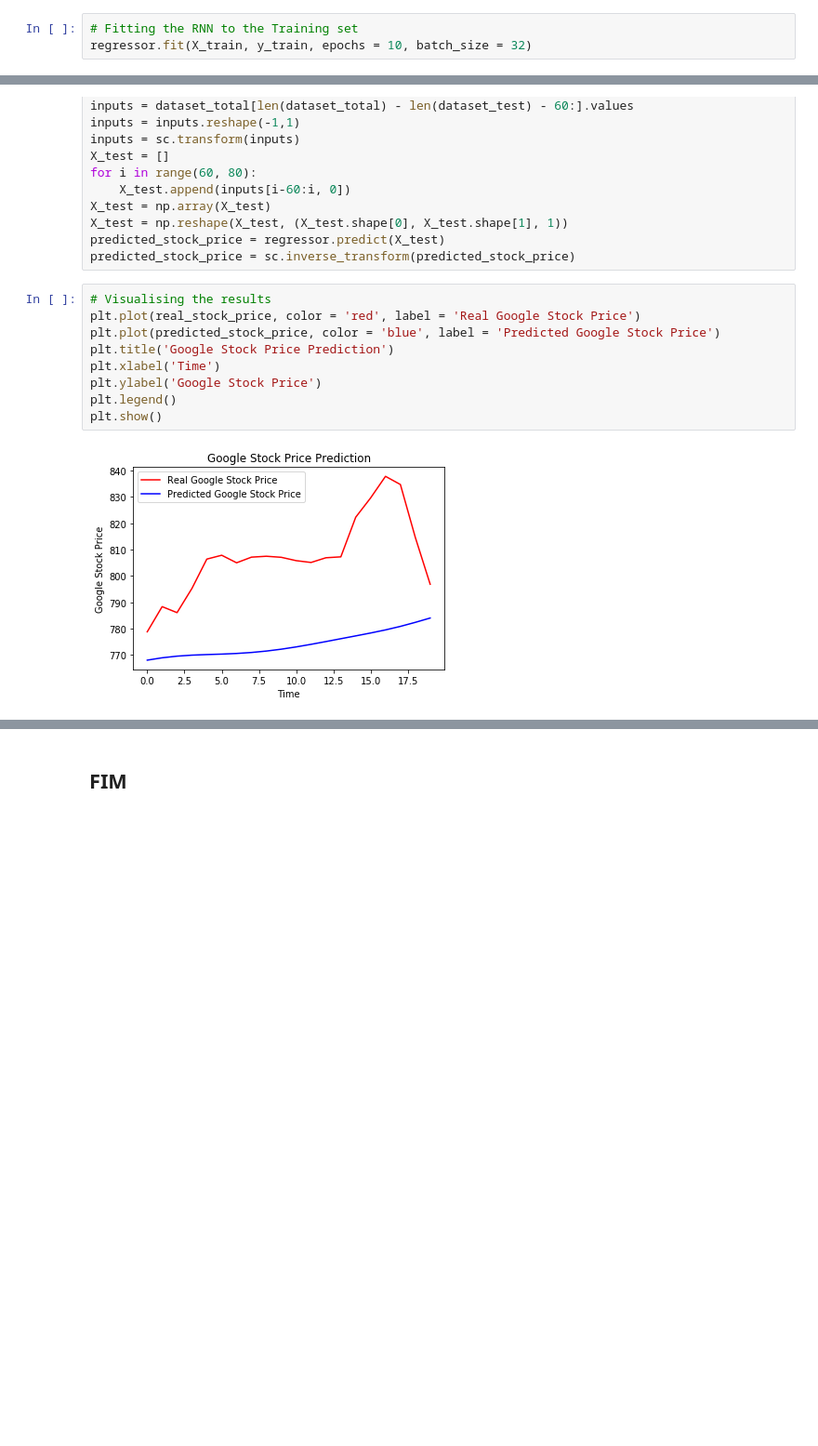
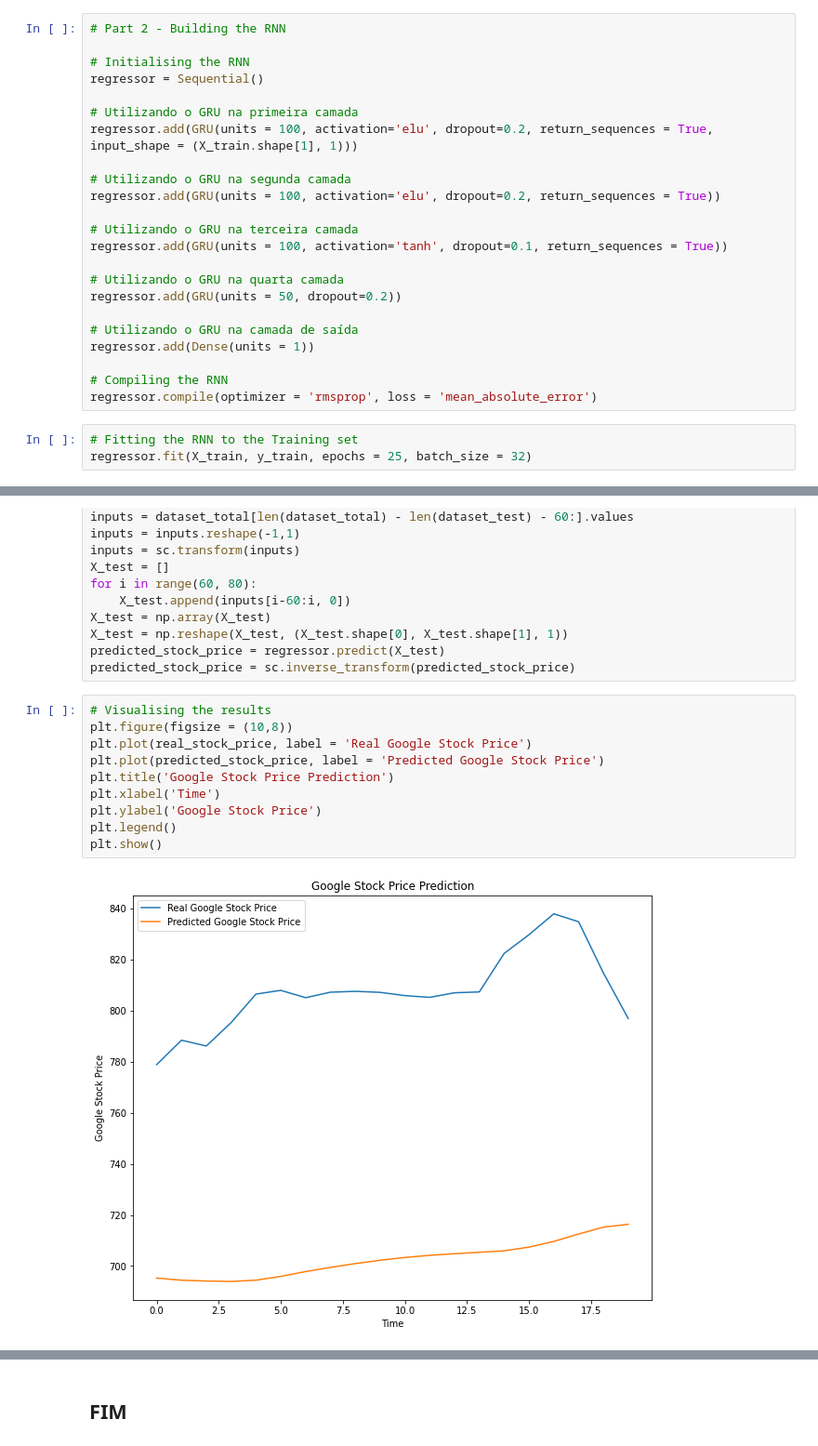
Before and after one commit to deeplearningunb/building-rnn, a Jupyter notebook: RecurrentNeuralNetworks.ipynb, the cells around one changed output, grey strips where cells are left out. Shown at 93% size. Saved outputs shown, nothing was run; the diff lists cells and outputs as text; blank space fills up the shorter version.

```diff
--- a/RecurrentNeuralNetworks.ipynb
+++ b/RecurrentNeuralNetworks.ipynb
@@ -92,4 +64,27 @@ Please use `rate` instead of `keep_prob`. Rate should be set to `rate = 1 - keep
+# %%
+# Part 2 - Building the RNN
+
+# Initialising the RNN
+regressor = Sequential()
+
+# Utilizando o GRU na primeira camada
+regressor.add(GRU(units = 100, activation='elu', dropout=0.2, return_sequences = True, input_shape = (X_train.shape[1], 1)))
+
+# Utilizando o GRU na segunda camada
+regressor.add(GRU(units = 100, activation='elu', dropout=0.2, return_sequences = True))
+
+# Utilizando o GRU na terceira camada
+regressor.add(GRU(units = 100, activation='tanh', dropout=0.1, return_sequences = True))
+
+# Utilizando o GRU na quarta camada
+regressor.add(GRU(units = 50, dropout=0.2))
+
+# Utilizando o GRU na camada de saída
+regressor.add(Dense(units = 1))
+
+# Compiling the RNN
+regressor.compile(optimizer = 'rmsprop', loss = 'mean_absolute_error')
 # %%
 # Fitting the RNN to the Training set
-regressor.fit(X_train, y_train, epochs = 10, batch_size = 32)
+regressor.fit(X_train, y_train, epochs = 25, batch_size = 32)
 # %% [output]
@@ -132,12 +127,13 @@ predicted_stock_price = regressor.predict(X_test)
 predicted_stock_price = sc.inverse_transform(predicted_stock_price)
 # %%
 # Visualising the results
-plt.plot(real_stock_price, color = 'red', label = 'Real Google Stock Price')
-plt.plot(predicted_stock_price, color = 'blue', label = 'Predicted Google Stock Price')
+plt.figure(figsize = (10,8))
+plt.plot(real_stock_price, label = 'Real Google Stock Price')
+plt.plot(predicted_stock_price, label = 'Predicted Google Stock Price')
 plt.title('Google Stock Price Prediction')
 plt.xlabel('Time')
 plt.ylabel('Google Stock Price')
 plt.legend()
 plt.show()
 # %% [output]
-[figure, old version]
+[figure, new version]
```
Also changed, not shown: parts of 5 cells of this notebook.
